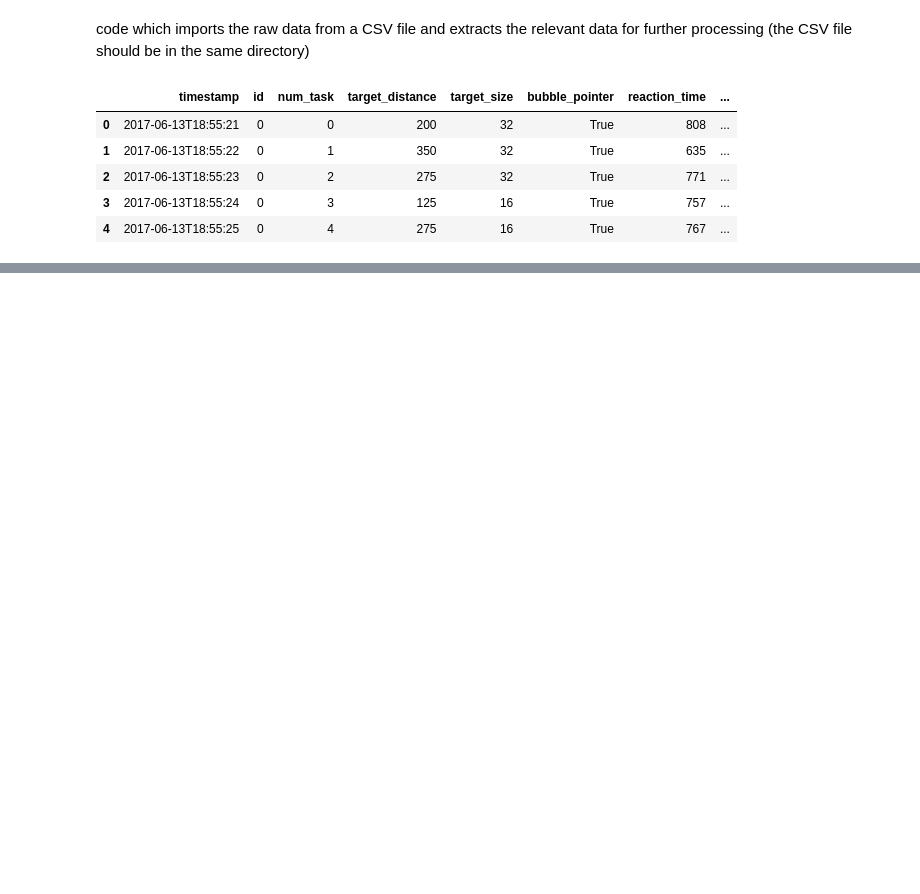
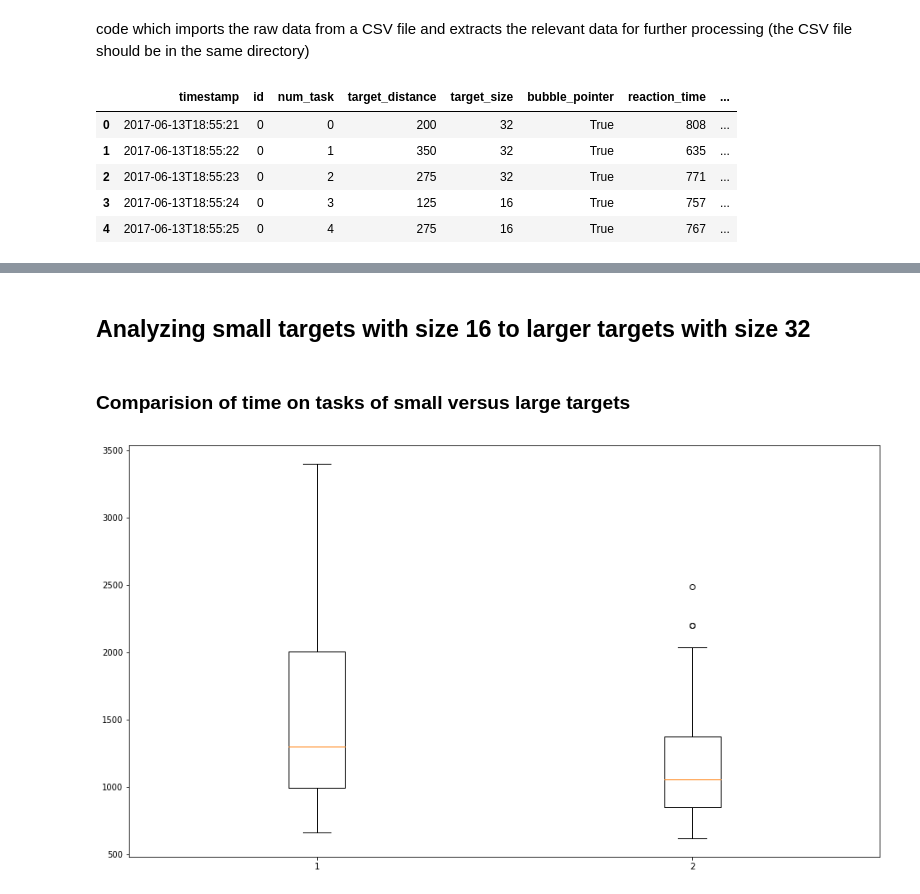
Before and after one commit to Fascha/itt, a Jupyter notebook: assignment5/pointing_technique_experiment.ipynb, the cells around one changed output, grey strips where cells are left out. Cells and saved outputs as stored; diff of their text form; code cells hidden in the pictures; blank space fills up the shorter version.

```diff
--- a/assignment5/pointing_technique_experiment.ipynb
+++ b/assignment5/pointing_technique_experiment.ipynb
@@ -94,0 +95,5 @@ df.loc[df['id'] == 1]
+# %%
+bubble_cursor = df.loc[df['bubble_pointer'] == True]
+standard_cursor = df.loc[df['bubble_pointer'] == False]
+small_target = df.loc[df['target_size'] == 16]
+large_target = df.loc[df['target_size'] == 32]
@@ -94,0 +130,8 @@ df.loc[df['id'] == 1]
+# %% [markdown]
+## Analyzing small targets with size 16 to larger targets with size 32
+# %% [markdown]
+### Comparision of time on tasks of small versus large targets
+# %%
+boxplot([small_target['reaction_time'], large_target['reaction_time']]);
+# %% [output]
+[figure, added]
```
Also changed, not shown: parts of 13 cells of this notebook.
